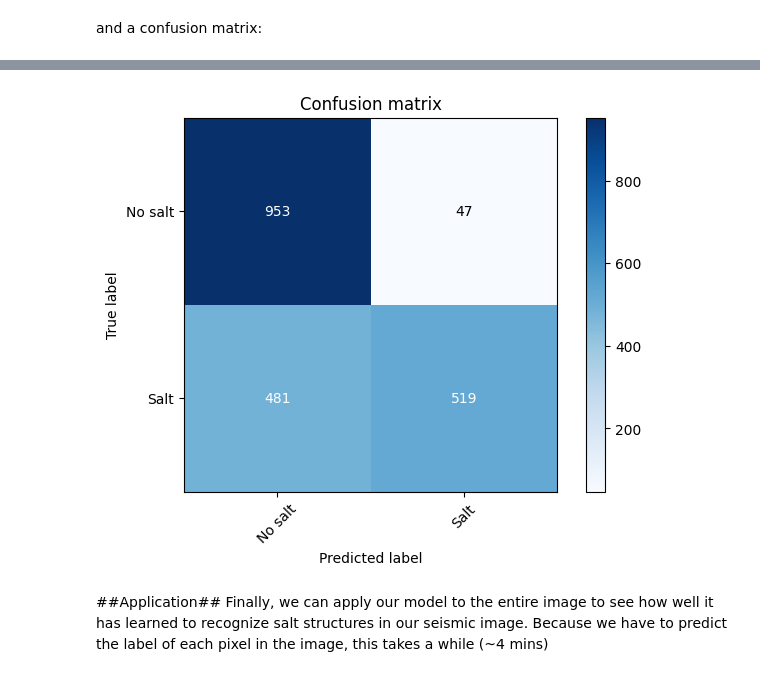
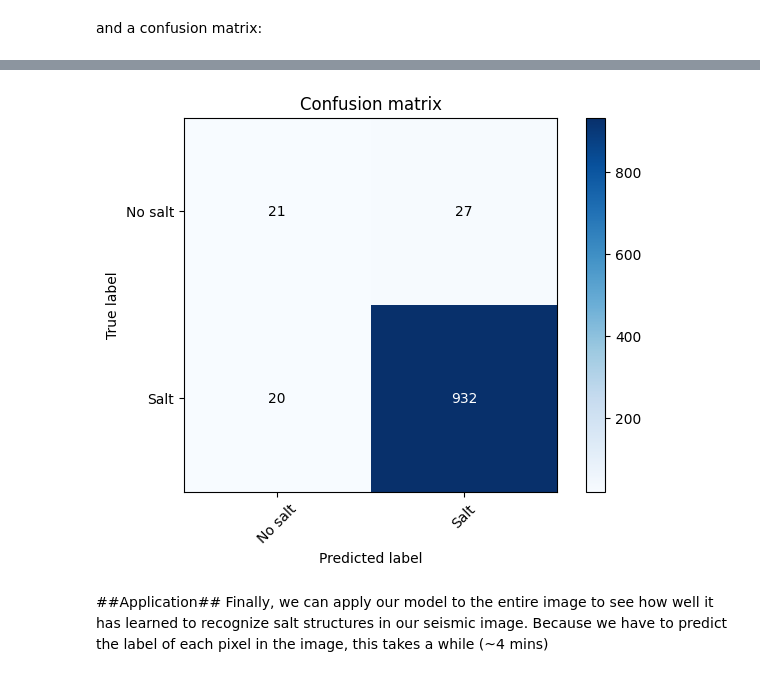
Before and after one commit to thilowrona/seismic_deep_learning, a Jupyter notebook: tutorial-01/tutorial-1.ipynb, the cells around one changed output, grey strips where cells are left out. Cells and saved outputs as stored; diff of their text form; code cells hidden in the pictures.

```diff
--- a/tutorial-01/tutorial-1.ipynb
+++ b/tutorial-01/tutorial-1.ipynb
@@ -207,31 +260,40 @@ plt.show()
 # %% [markdown]
 and a confusion matrix:
 # %%
+# ---- Function to plot the confusion matrix ----
 def plot_confusion_matrix(cm, names, title='Confusion matrix', cmap=plt.cm.Blues):
     plt.imshow(cm, interpolation='nearest', cmap=cmap)
     plt.title(title)
     plt.colorbar()
+
     tick_marks = np.arange(len(names))
     plt.xticks(tick_marks, names, rotation=45)
     plt.yticks(tick_marks, names)
-    plt.tight_layout()
-    plt.ylabel('True label')
-    plt.xlabel('Predicted label')
 
     fmt = 'd'
     thresh = cm.max() / 2.
     for i in range(cm.shape[0]):
         for j in range(cm.shape[1]):
             plt.text(j, i, format(cm[i, j], fmt),
-                    ha="center", va='center',
-                    color="white" if cm[i, j] > thresh else "black")
+                     ha="center", va="center",
+                     color="white" if cm[i, j] > thresh else "black")
 
+    plt.tight_layout()
+    plt.ylabel('True label')
+    plt.xlabel('Predicted label')
 
+# ---- Prepare labels and predictions for confusion matrix ----
 
-y_true = y_val
-y_pred = model.predict(X_val)
+# Convert one-hot encoded true labels to class indices (0 or 1)
+y_true_classes = np.argmax(y_val, axis=1)
 
-cm = confusion_matrix(y_true.astype(int)[:,0], y_pred.astype(int)[:,0]) + np.fliplr(confusion_matrix(y_true.astype(int)[:,1], y_pred.astype(int)[:,1]))
+# Predict on validation set and convert softmax probabilities to class indices
+y_pred_probs = model.predict(X_val)
+y_pred_classes = np.argmax(y_pred_probs, axis=1)
 
+# Compute the confusion matrix
+cm = confusion_matrix(y_true_classes, y_pred_classes)
+
+# Plot the confusion matrix
 plot_confusion_matrix(cm, ['No salt', 'Salt'])
 # %% [output]
@@ -239,4 +301,4 @@ plot_confusion_matrix(cm, ['No salt', 'Salt'])
-[figure, old version]
+[figure, new version]
 # %% [markdown]
 ##Application##
 Finally, we can apply our model to the entire image to see how well it has learned to recognize salt structures in our seismic image. Because we have to predict the label of each pixel in the image, this takes a while (~4 mins)
```
Also changed, not shown: parts of 11 cells of this notebook.
